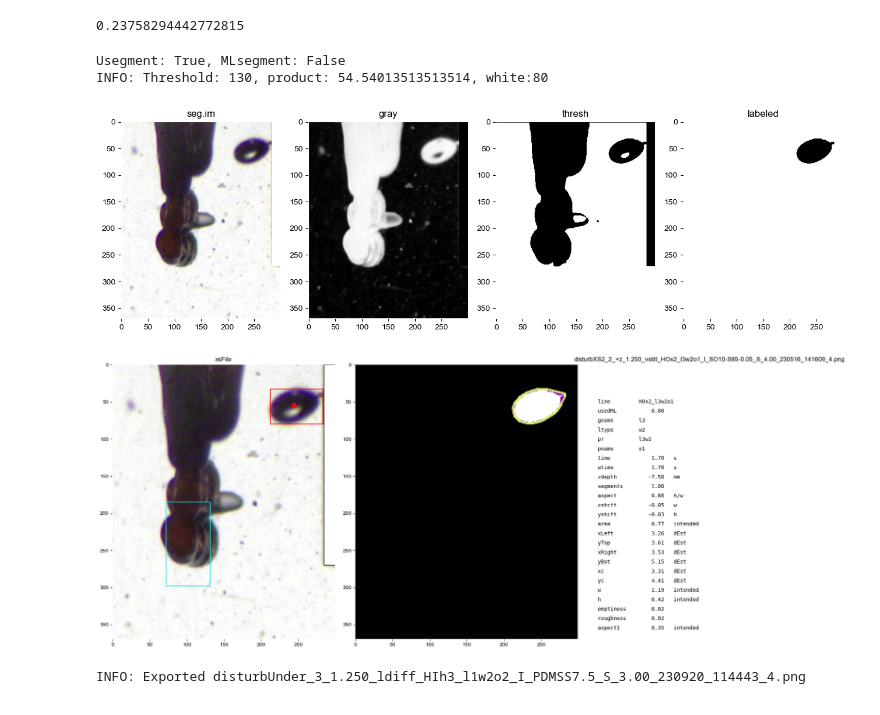
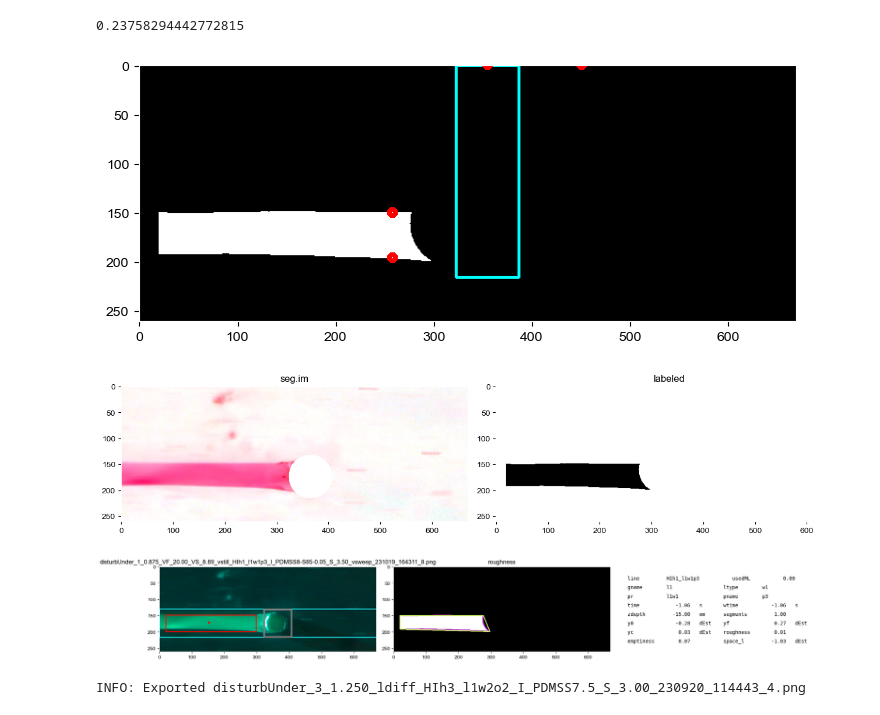
Before and after one commit to usnistgov/embedded3DPvids, a Jupyter notebook: ipynb/singleDoubleTriple/0_debugfile.ipynb, the cells around one changed output. Drawn from its saved outputs; the diff is of its cells as text; code cells hidden in the pictures.

Commit message:
update plot tools

```diff
--- a/ipynb/singleDoubleTriple/0_debugfile.ipynb
+++ b/ipynb/singleDoubleTriple/0_debugfile.ipynb
@@ -22,6 +25,6 @@ LOGGERDEFINED = logs.openLog('debug.ipynb', LOGGERDEFINED, level='DEBUG', export
 # %% [markdown]
 # single folder
 # %%
-folder2 = os.path.join(cfg.path.server, r'SDT\SO_S85-0.05\I_SO10-S85-0.05_S_4.00\I_SO10-S85-0.05_S_4.00_230516\disturbXS2_2_+z_1.250')
+folder2 = os.path.join(cfg.path.server, r'SDT\P_vs\8_3.50\vsweep_231019\disturbUnder_1_0.875_VF_20.00_VS_8.89')
 sw = SDTWorkflow(folder2)
 sw.run(progDimsK={'overwrite':False, 'getBlips':True})
@@ -104,18 +110,17 @@ np.pi*(0.55/2)**2
 0.23758294442772815
 # %%
 newcl = False
-tag = 'l3w2o1'
+tag = 'l1w1p3'
 if len(tag)==6:
     diag = 2
 else:
     diag = 0
 sw.testImage(tag, diag=diag,  overrideSegment=False, useML=False
              , overwriteCropLocs=newcl, exportCropLocs=newcl, topthresh=230, acrit=500)
 # %% [output]
-Usegment: True, MLsegment: False
-INFO: Threshold: 130, product: 54.54013513513514, white:80
-[figure, old version]
+[figure, new version]
-[figure, old version]
+[figure, new version]
+[figure, added]
 # %%
 sw.vs[tag].ldiffIm(export=True, display=True);
 # %% [output]
```
Also changed, not shown: parts of 9 cells of this notebook, 19 other files.
